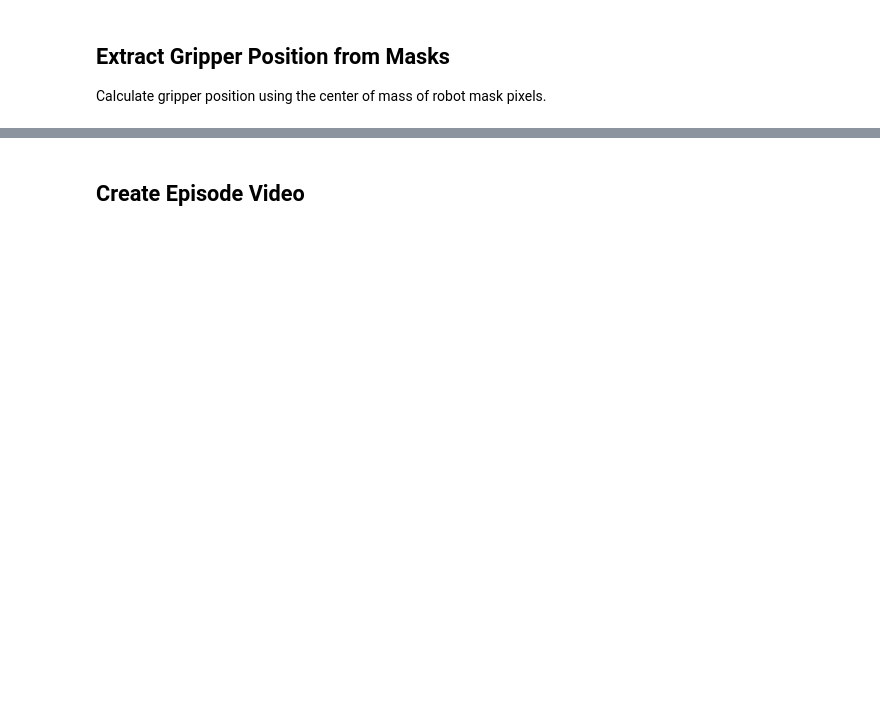
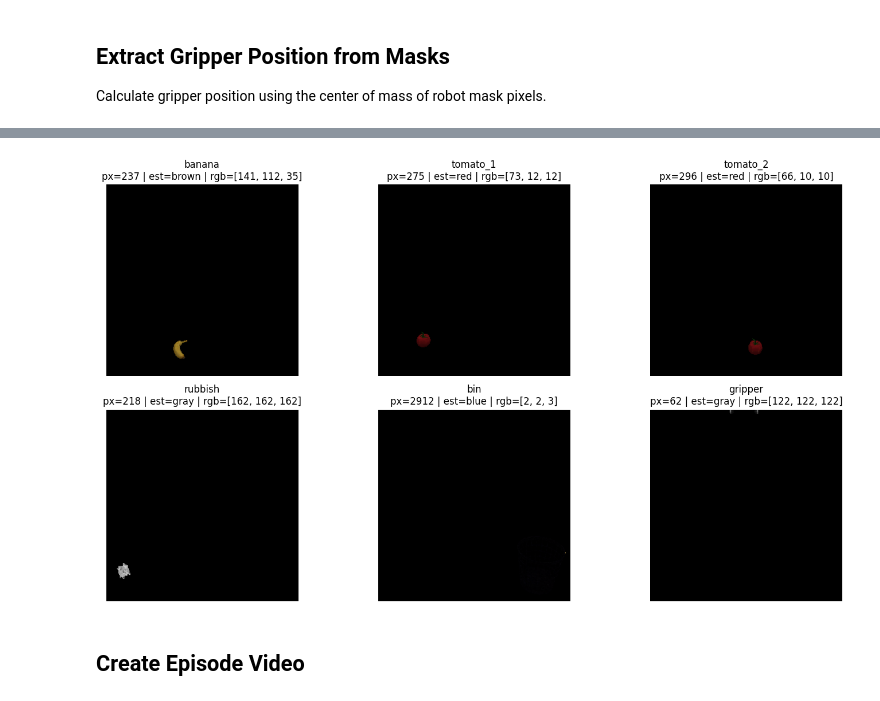
Before and after one commit to Chickeninvader/cross_model_learning_based_robot_control, a Jupyter notebook: src/data_collection/RLBench_scene_graph_collection.ipynb, the cells around one changed output, grey strips where cells are left out. Cells and saved outputs as stored; diff of their text form; code cells hidden in the pictures; blank space fills up the shorter version.

```diff
--- a/src/data_collection/RLBench_scene_graph_collection.ipynb
+++ b/src/data_collection/RLBench_scene_graph_collection.ipynb
@@ -569,8 +583,14 @@ Path exists: True
 
 Extract masks for specific objects (cups and Franka Panda robot).
 # %%
-# ---------- Build per-object handle groups from OBJECT_MAPPING ----------
-# handles_by_object: {'robot': [31, 34, 35], 'cup_1': [101], ...}
+# ---------- Build per-object handle groups ----------
+# Auto-discover actual handle IDs for this variation (IDs shift per variation).
+# Uses sorted-order matching against the reference mapping from info.json.
+OBJECT_MAPPING = utils.discover_object_mapping(OBJECT_MAPPING, image_data)
+print(f"Resolved object mapping for variation {VARIATION}:")
+for h in sorted(OBJECT_MAPPING.keys()):
+    print(f"  handle {h} -> {OBJECT_MAPPING[h]}")
+
 handles_by_object = {name: [] for name in OBJECTS}
 for handle_id, obj_name in OBJECT_MAPPING.items():
     if obj_name in handles_by_object:
@@ -584,7 +604,7 @@ classified_handles = set(OBJECT_MAPPING.keys())
 
 # ---------- Scan all frames for every unique handle ----------
 if image_data['mask']:
-    print("Scanning all frames to find all objects...")
+    print("\nScanning all frames to find all objects...")
     all_objects = set()
     for mask_path in image_data['mask']:
         mask = utils.decode_mask_image(mask_path)
@@ -627,0 +656,68 @@ Frame range: 0 to 105
+# %%
+# Debug color estimation: visualize object-only mask regions on RGB
+# Place this right after position extraction to verify color assignment quality.
+
+if not image_data.get('rgb') or not image_data.get('mask'):
+    print('No RGB/mask data available. Run episode loading first.')
+else:
+    frame_idx = 0
+    if 'positions' in globals() and positions.get('frames'):
+        frame_idx = int(positions['frames'][0])
+    frame_idx = min(frame_idx, len(image_data['rgb']) - 1, len(image_data['mask']) - 1)
+
+    rgb_bgr = cv2.imread(image_data['rgb'][frame_idx])
+    mask_handles = utils.decode_mask_image(image_data['mask'][frame_idx])
+    rgb = cv2.cvtColor(rgb_bgr, cv2.COLOR_BGR2RGB)
+
+    # Reuse the same estimator used by scene graph object metadata.
+    color_info = utils.estimate_object_colors(
+        image_data=image_data,
+        objects=OBJECTS,
+        handles_by_object=handles_by_object,
+        start_frame=0,
+        max_frames=30,
+        min_pixels=40,
+    )
+
+    print(f'Color debug frame: {frame_idx}')
+    print('Estimated colors from masks + RGB samples:')
+    for name in OBJECTS:
+        c = color_info.get(name, {})
+        if c:
+            print(f"  - {name}: color={c.get('color')} rgb={c.get('rgb')}")
+        else:
+            print(f"  - {name}: (no estimate)")
+
+    n = len(OBJECTS)
+    cols = min(3, max(1, n))
+    rows = int(np.ceil(n / cols))
+    fig, axes = plt.subplots(rows, cols, figsize=(5 * cols, 4 * rows))
+    axes = np.array(axes).reshape(-1)
+
+    for i, name in enumerate(OBJECTS):
+        ax = axes[i]
+        handle_ids = handles_by_object.get(name, [])
+        obj_mask = np.isin(mask_handles, handle_ids)
+
+        # Keep only this object's pixels to make color inspection easy.
+        obj_rgb = np.zeros_like(rgb)
+        obj_rgb[obj_mask] = rgb[obj_mask]
+
+        px = int(obj_mask.sum())
+        est = color_info.get(name, {})
+        est_name = est.get('color', 'unknown')
+        est_rgb = est.get('rgb', None)
+        title = f"{name}\npx={px} | est={est_name}"
+        if est_rgb is not None:
+            title += f" | rgb={est_rgb}"
+
+        ax.imshow(obj_rgb)
+        ax.set_title(title)
+        ax.axis('off')
+
+    for j in range(n, len(axes)):
+        axes[j].axis('off')
+
+    plt.tight_layout()
+    plt.show()
+# %% [output]
@@ -628,3 +732,4 @@ Frame range: 0 to 105
+[figure, added]
 # %% [markdown]
 ## Create Episode Video
 # %%
```
Also changed, not shown: parts of 13 cells of this notebook, 15 other files.
